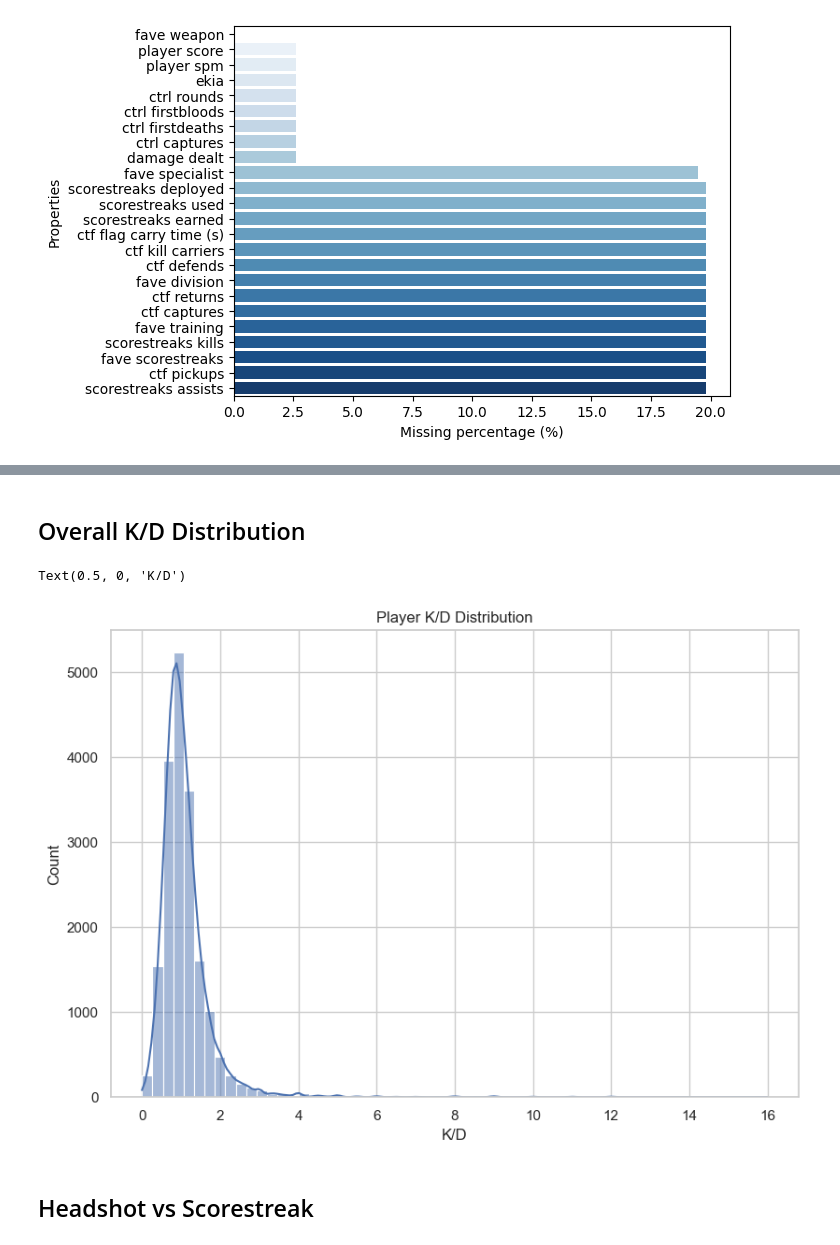
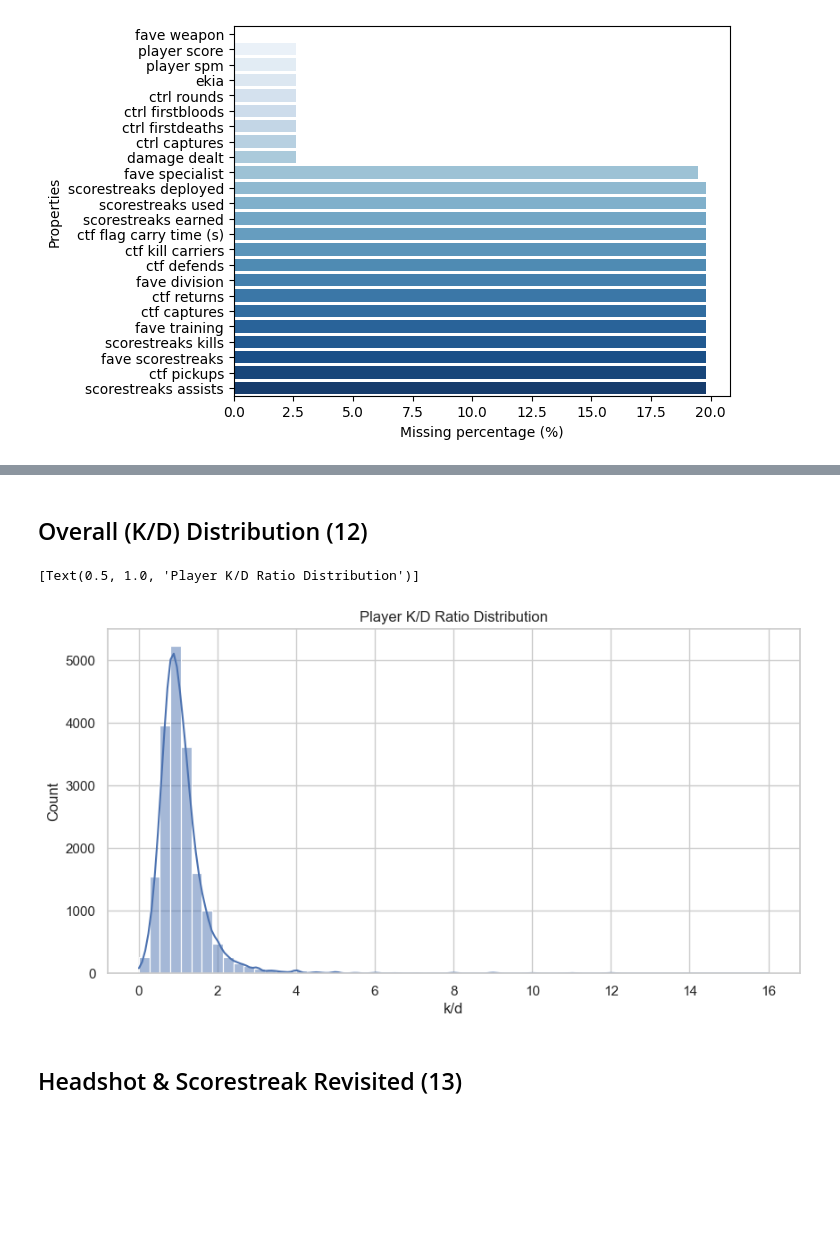
Before and after one commit to wavyvone/COD_Analysis, a Jupyter notebook: cod_analysis.ipynb, the cells around one changed output, grey strips where cells are left out. Saved outputs shown, nothing was run; the diff lists cells and outputs as text; code cells hidden in the pictures; blank space fills up the shorter version.

```diff
--- a/cod_analysis.ipynb
+++ b/cod_analysis.ipynb
@@ -111,7 +94,0 @@ Text(0.5, 0, 'Deaths')
-# %%
-#player deaths (counts of number of deaths from data)
-sns.set_style("whitegrid")
-p_score_plot = sns.histplot(data= cod_data, x = 'player score', kde = True)
-p_score_plot.set_title("Player Score Histogram")
-p_score_plot.set_ylabel("Count")
-p_score_plot.set_xlabel("Player Score")
@@ -120,0 +95,4 @@ Text(0.5, 0, 'Player Score')
+# %%
+sns.set(style = "whitegrid", palette = "deep")
+fig_01 = plt.figure(figsize = (10,5))
+sns.histplot(cod_data['player score'], kde = True).set(title = "Player Score Histogram")
@@ -123,8 +103,0 @@ Text(0.5, 0, 'Player Score')
-# %%
-sns.set(rc={"figure.figsize":(6.5, 6.5)})
-sns.set_style("ticks")
-hvk_plot = sns.scatterplot(x=cod_data['deaths'],y=cod_data['kills'], size =cod_data['headshots'])
-hvk_plot.set_title("Kill-Death & Headshot Kills Count")
-hvk_plot.set_ylabel("Kills")
-hvk_plot.set_xlabel("Deaths")
-sns.move_legend(hvk_plot,"lower right")
@@ -135,9 +116,7 @@ sns.move_legend(hvk_plot,"lower right")
 # %%
-sns.set(rc={"figure.figsize":(6.5, 6.5)})
-sns.set_style("ticks")
-svk_plot = sns.scatterplot(x=cod_data['deaths'],y=cod_data['kills'], size =cod_data['scorestreaks kills'])
-svk_plot.set_title("Kill-Death & Scorestreak Kills Count")
-svk_plot.set_ylabel("Kills")
-svk_plot.set_xlabel("Deaths")
-sns.move_legend(svk_plot,"lower right")
+sns.set_style('ticks')
+fig, ax = plt.subplots()
+fig.set_size_inches(9, 9)
+sns.scatterplot(x=cod_data['deaths'],y=cod_data['kills'],size=cod_data['scorestreaks kills'], sizes = (20,160)).set(title='Kill-Death & Scorestreak Kills Counts')
+plt.legend(title='scorestreaks kills', loc='lower right')
 # %% [output]
@@ -145,14 +125,10 @@ sns.move_legend(svk_plot,"lower right")
 # %% [markdown]
-## Overall K/D Distribution
+## Overall (K/D) Distribution (12)
 # %%
-sns.set(rc={"figure.figsize":(9.5, 6.5)})
-sns.set_style("whitegrid")
-kd_plot = sns.histplot(data= cod_data, x = 'k/d', kde = True, bins=60)
-kd_plot.set_title("Player K/D Distribution")
-kd_plot.set_ylabel("Count")
-kd_plot.set_xlabel("K/D")
+sns.set(style = "whitegrid", palette = "deep", rc={'figure.figsize':(10,5)})
+sns.histplot(cod_data['k/d'], kde = True, bins = 60).set(title = "Player K/D Ratio Distribution")
 # %% [output]
-Text(0.5, 0, 'K/D')
+[Text(0.5, 1.0, 'Player K/D Ratio Distribution')]
-[figure, old version]
+[figure, new version]
 # %% [markdown]
-## Headshot vs Scorestreak
+## Headshot & Scorestreak Revisited (13)
```
Also changed, not shown: parts of 34 cells of this notebook.
